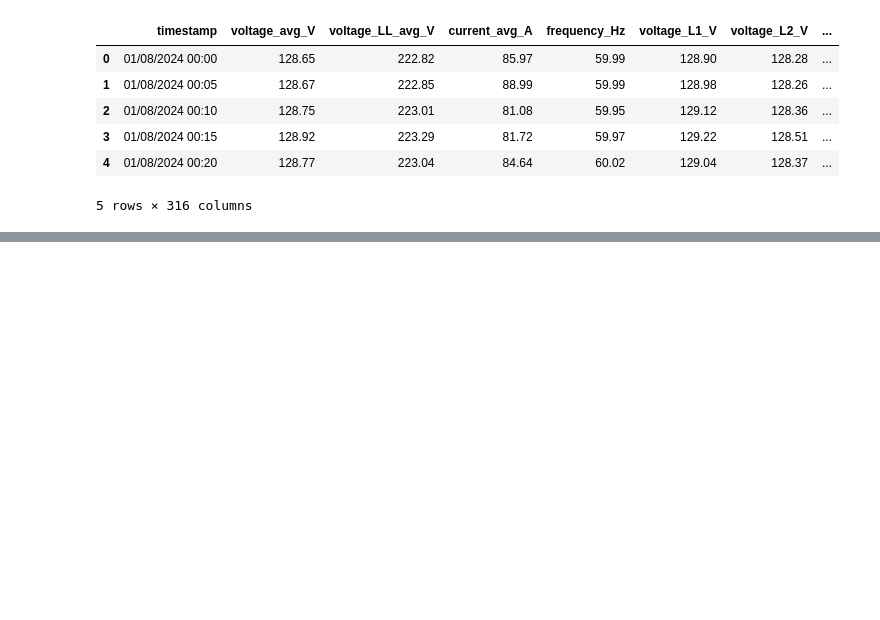
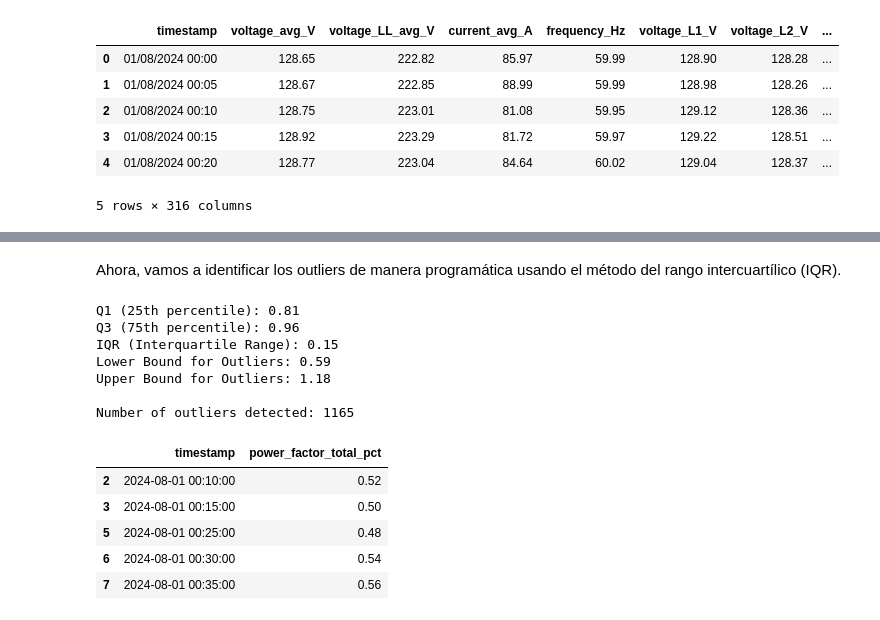
Before and after one commit to DarioCorona/personal, a Jupyter notebook: ejercicio.ipynb, the cells around one changed output, grey strips where cells are left out. Cells and saved outputs as stored; diff of their text form; code cells hidden in the pictures; blank space fills up the shorter version.

```diff
--- a/ejercicio.ipynb
+++ b/ejercicio.ipynb
@@ -49,0 +127,34 @@ display(df.head())
+# %% [markdown]
+Ahora, vamos a identificar los outliers de manera programática usando el método del rango intercuartílico (IQR).
+# %%
+Q1 = df_raw['power_factor_total_pct'].quantile(0.25)
+Q3 = df_raw['power_factor_total_pct'].quantile(0.75)
+IQR = Q3 - Q1
+
+lower_bound = Q1 - 1.5 * IQR
+upper_bound = Q3 + 1.5 * IQR
+
+outliers = df_raw[(df_raw['power_factor_total_pct'] < lower_bound) | (df_raw['power_factor_total_pct'] > upper_bound)]
+
+print(f"Q1 (25th percentile): {Q1:.2f}")
+print(f"Q3 (75th percentile): {Q3:.2f}")
+print(f"IQR (Interquartile Range): {IQR:.2f}")
+print(f"Lower Bound for Outliers: {lower_bound:.2f}")
+print(f"Upper Bound for Outliers: {upper_bound:.2f}")
+
+print(f"\nNumber of outliers detected: {len(outliers)}")
+display(outliers[['timestamp', 'power_factor_total_pct']].head())
+# %% [output]
+Q1 (25th percentile): 0.81
+Q3 (75th percentile): 0.96
+IQR (Interquartile Range): 0.15
+Lower Bound for Outliers: 0.59
+Upper Bound for Outliers: 1.18
+
+Number of outliers detected: 1165
+|  | timestamp | power_factor_total_pct |
+| 2 | 2024-08-01 00:10:00 | 0.52 |
+| 3 | 2024-08-01 00:15:00 | 0.50 |
+| 5 | 2024-08-01 00:25:00 | 0.48 |
+| 6 | 2024-08-01 00:30:00 | 0.54 |
+| 7 | 2024-08-01 00:35:00 | 0.56 |
```
Also changed, not shown: parts of 6 cells of this notebook.
